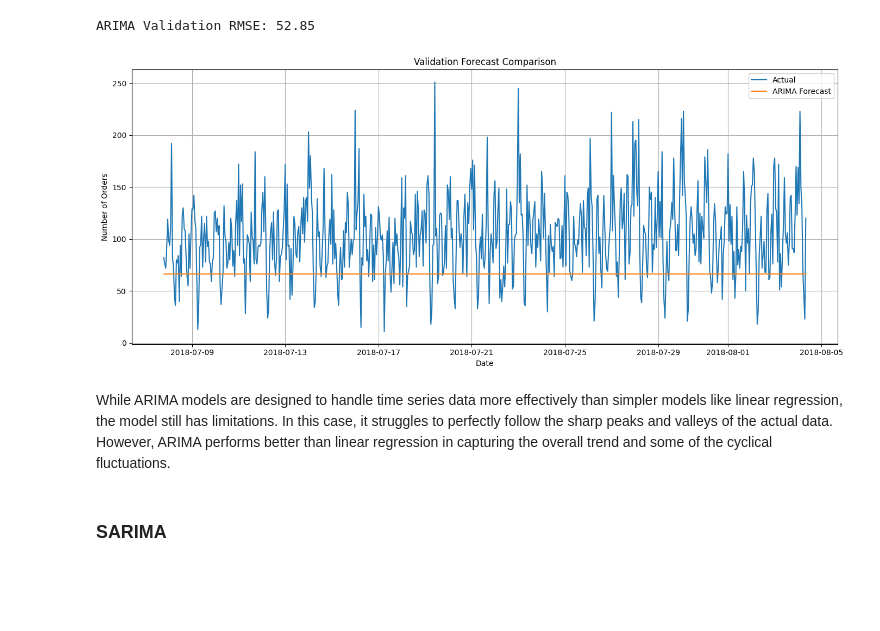
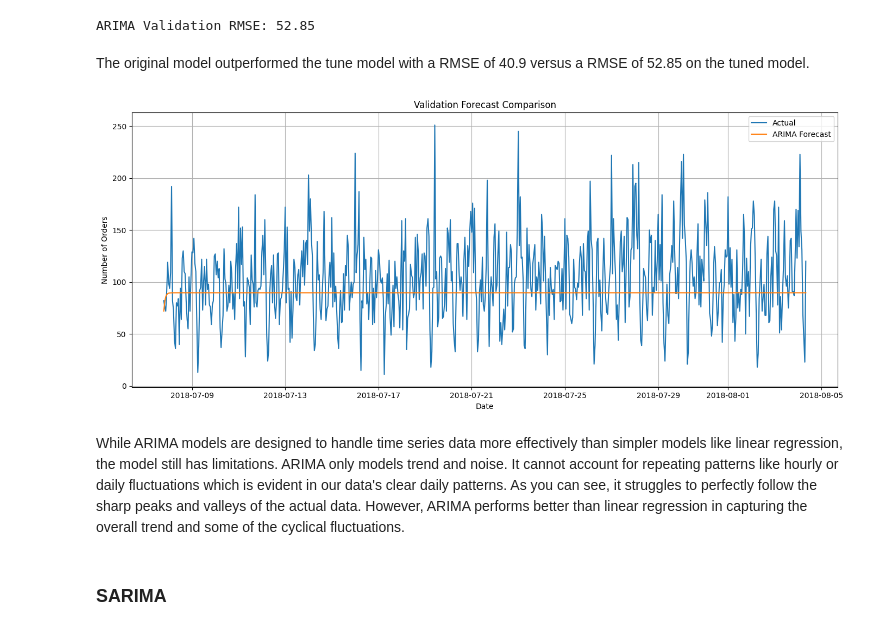
Before and after one commit to SabrinaMcField/Data_Science_Projects-TripleTen-, a Jupyter notebook: project1_time_series/TimeSeriesProject.ipynb, the cells around one changed output. Cells and saved outputs as stored; diff of their text form; code cells hidden in the pictures; blank space fills up the shorter version.

```diff
--- a/project1_time_series/TimeSeriesProject.ipynb
+++ b/project1_time_series/TimeSeriesProject.ipynb
@@ -18,6 +18,7 @@ import matplotlib.pyplot as plt
 import plotly.graph_objs as go
 import plotly.express as px
 import plotly.io as pio
+pio.renderers.default = 'iframe_connected'
 pio.templates.default = "plotly_white"
 
 !pip install statsmodels
@@ -219,0 +225,7 @@ This difference between the actual data and the predictions demonstrates that li
+# %%
+# Fit ARIMA(1, 1, 1) model
+arima_model_1 = ARIMA(train['num_orders'], order=(1, 1, 1))
+
+arima_result_1 = arima_model_1.fit()
+
+arima_result_1.summary()
@@ -219,0 +251,5 @@ This difference between the actual data and the predictions demonstrates that li
+# %%
+# Forecast on validation set
+forecast_arima_val_1 = arima_result_1.forecast(steps=len(val))
+rmse_arima_val_1 = sqrt(mean_squared_error(val, forecast_arima_val_1))
+print(f"ARIMA Validation RMSE: {rmse_arima_val_1:.2f}")
@@ -279,22 +321,24 @@ rmse_arima_val = sqrt(mean_squared_error(val, forecast_arima_val))
 print(f"ARIMA Validation RMSE: {rmse_arima_val:.2f}")
 # %% [output]
 ARIMA Validation RMSE: 52.85
+# %% [markdown]
+The original model outperformed the tune model with a RMSE of 40.9 versus a RMSE of 52.85 on the tuned model.
 # %%
 # Plot validation actual vs predicted
 plt.figure(figsize=(14, 6))
 plt.plot(val.index, val['num_orders'], label='Actual')
-plt.plot(val.index, forecast_arima_val, label='ARIMA Forecast')
+plt.plot(val.index, forecast_arima_val_1, label='ARIMA Forecast')
 plt.title('Validation Forecast Comparison')
 plt.xlabel('Date')
 plt.ylabel('Number of Orders')
 plt.legend()
 plt.grid(True)
 plt.tight_layout()
 plt.show()
 # %% [output]
-[figure, old version]
+[figure, new version]
 # %% [markdown]
-While ARIMA models are designed to handle time series data more effectively than simpler models like linear regression, the model still has limitations. In this case, it struggles to perfectly follow the sharp peaks and valleys of the actual data. However, ARIMA performs better than linear regression in capturing the overall trend and some of the cyclical fluctuations.
+While ARIMA models are designed to handle time series data more effectively than simpler models like linear regression, the model still has limitations. ARIMA only models trend and noise. It cannot account for repeating patterns like hourly or daily fluctuations which is evident in our data's clear daily patterns. As you can see, it struggles to perfectly follow the sharp peaks and valleys of the actual data. However, ARIMA performs better than linear regression in capturing the overall trend and some of the cyclical fluctuations.
 # %% [markdown]
 ### SARIMA
 # %%
```
Also changed, not shown: parts of 19 cells of this notebook, 1 other file.
